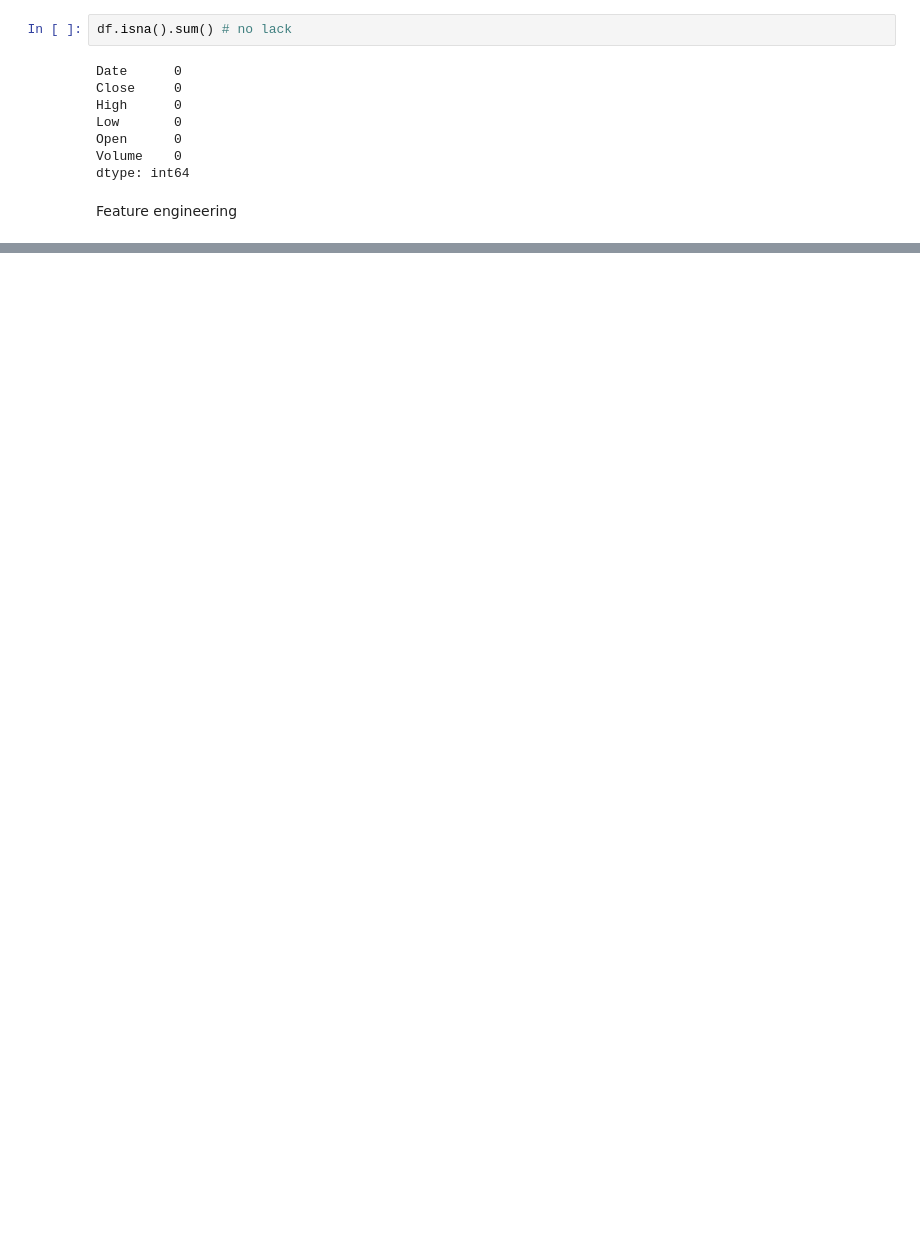
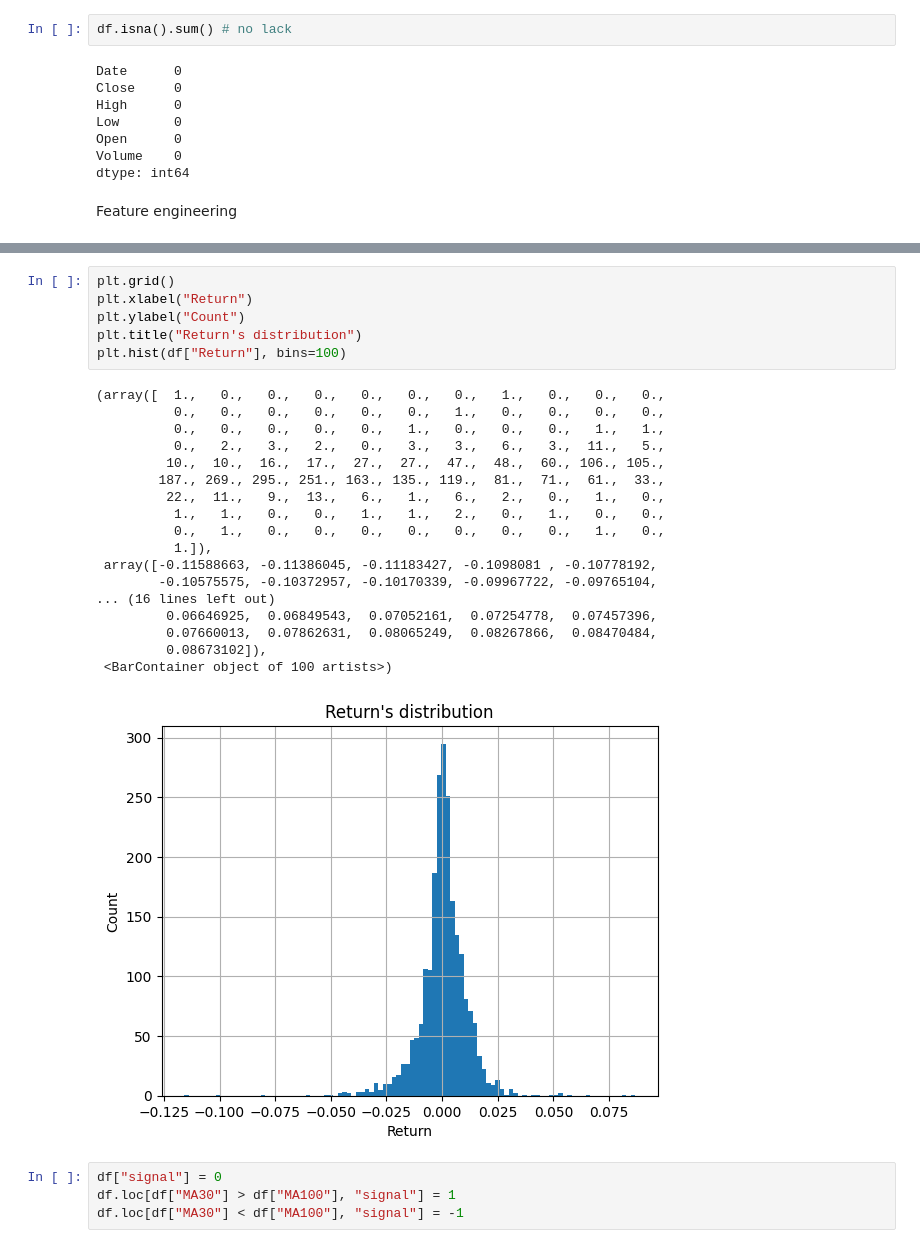
Before and after one commit to paulqevan/Momentum_strategy, a Jupyter notebook: main.ipynb, the cells around one changed output, grey strips where cells are left out. Saved outputs shown, nothing was run; the diff lists cells and outputs as text; blank space fills up the shorter version.

```diff
--- a/main.ipynb
+++ b/main.ipynb
@@ -65,0 +87,29 @@ df
+# %%
+plt.grid()
+plt.xlabel("Return")
+plt.ylabel("Count")
+plt.title("Return's distribution")
+plt.hist(df["Return"], bins=100)
+# %% [output]
+(array([  1.,   0.,   0.,   0.,   0.,   0.,   0.,   1.,   0.,   0.,   0.,
+          0.,   0.,   0.,   0.,   0.,   0.,   1.,   0.,   0.,   0.,   0.,
+          0.,   0.,   0.,   0.,   0.,   1.,   0.,   0.,   0.,   1.,   1.,
+          0.,   2.,   3.,   2.,   0.,   3.,   3.,   6.,   3.,  11.,   5.,
+         10.,  10.,  16.,  17.,  27.,  27.,  47.,  48.,  60., 106., 105.,
+        187., 269., 295., 251., 163., 135., 119.,  81.,  71.,  61.,  33.,
+         22.,  11.,   9.,  13.,   6.,   1.,   6.,   2.,   0.,   1.,   0.,
+          1.,   1.,   0.,   0.,   1.,   1.,   2.,   0.,   1.,   0.,   0.,
+          0.,   1.,   0.,   0.,   0.,   0.,   0.,   0.,   0.,   1.,   0.,
+          1.]),
+ array([-0.11588663, -0.11386045, -0.11183427, -0.1098081 , -0.10778192,
+        -0.10575575, -0.10372957, -0.10170339, -0.09967722, -0.09765104,
+... (16 lines left out)
+         0.06646925,  0.06849543,  0.07052161,  0.07254778,  0.07457396,
+         0.07660013,  0.07862631,  0.08065249,  0.08267866,  0.08470484,
+         0.08673102]),
+ <BarContainer object of 100 artists>)
+[figure, added]
+# %%
+df["signal"] = 0
+df.loc[df["MA30"] > df["MA100"], "signal"] = 1
+df.loc[df["MA30"] < df["MA100"], "signal"] = -1
```
Also changed, not shown: parts of 8 cells of this notebook.
